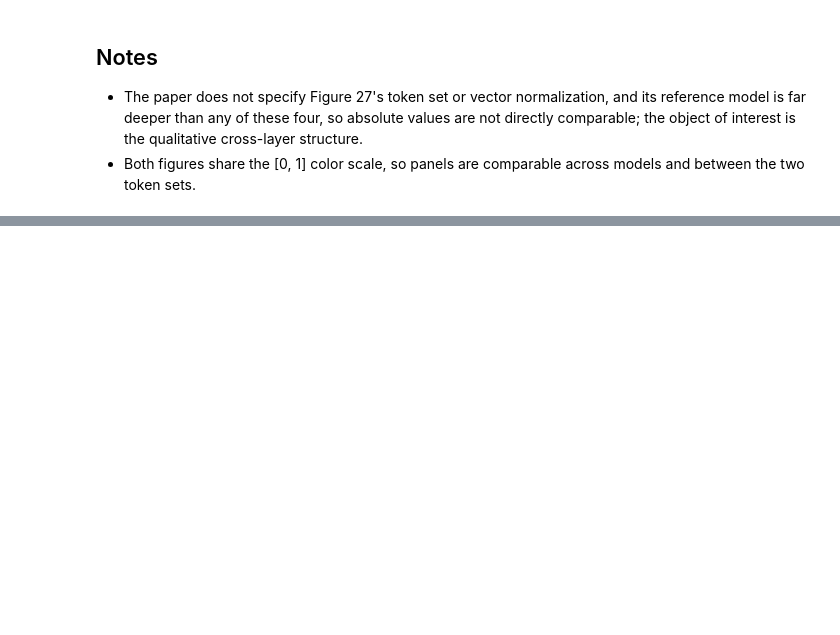
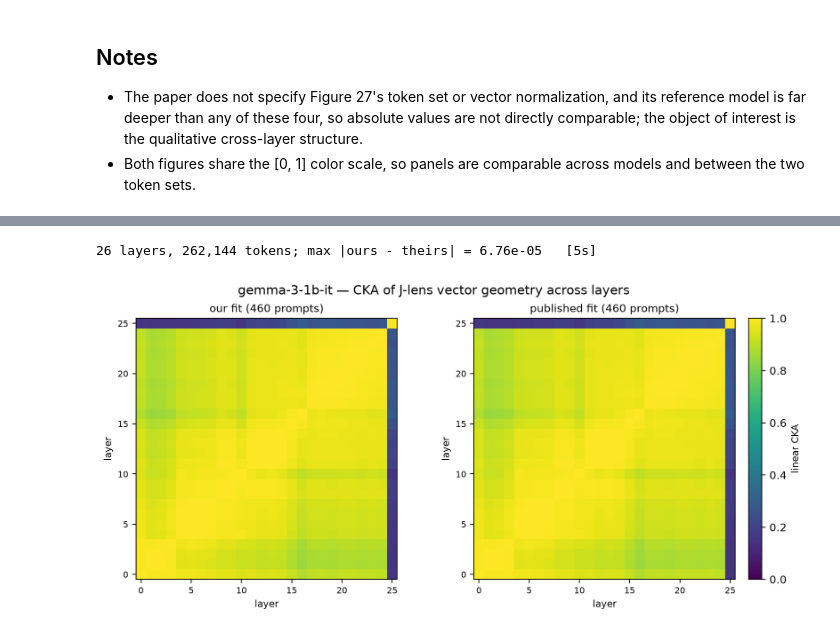
Before and after one commit to model-organisms-for-real/jacobian-lens, a Jupyter notebook: notebooks/layer_cka.ipynb, the cells around one changed output, grey strips where cells are left out. Saved outputs shown, nothing was run; the diff lists cells and outputs as text; code cells hidden in the pictures; blank space fills up the shorter version.

```diff
--- a/notebooks/layer_cka.ipynb
+++ b/notebooks/layer_cka.ipynb
@@ -233,0 +241,39 @@ plt.show()
+# %%
+OUTPUT_DIR = next(p for p in ("output", "../output") if os.path.isdir(p))
+# Byte-identical to google/gemma-3-1b-it (verified by checkpoint sha256).
+GEMMA_LOCAL = "/workspace/models/gemma3_1B/gemma3_1b_ancestor"
+
+t0 = time.time()
+W_U, n_layers = load_unembedding(GEMMA_LOCAL)
+gemma_ours = jlens.JacobianLens.load(f"{OUTPUT_DIR}/gemma3_1b_ancestor_jacobian_lens.pt")
+gemma_theirs = jlens.JacobianLens.from_pretrained(LENS_REPO, filename=MODELS[0][2])
+gemma_layers = list(gemma_ours.source_layers) + [n_layers - 1]
+
+cka_gemma_ours = cka_matrix(W_U, gemma_ours.jacobians, gemma_layers)
+cka_gemma_theirs = cka_matrix(W_U, gemma_theirs.jacobians, gemma_layers)
+vocab = W_U.shape[0]
+del W_U
+torch.cuda.empty_cache()
+
+print(f"{len(gemma_layers)} layers, {vocab:,} tokens; "
+      f"max |ours - theirs| = {(cka_gemma_ours - cka_gemma_theirs).abs().max():.2e}"
+      f"   [{time.time() - t0:.0f}s]")
+
+fig, axes = plt.subplots(1, 2, figsize=(9.6, 4.3), dpi=200, constrained_layout=True)
+for ax, matrix, title in zip(
+        axes, (cka_gemma_ours, cka_gemma_theirs),
+        (f"our fit ({gemma_ours.n_prompts} prompts)",
+         f"published fit ({gemma_theirs.n_prompts} prompts)")):
+    im = ax.imshow(matrix, origin="lower", vmin=0, vmax=1, cmap="viridis",
+                   interpolation="nearest")
+    ax.set_title(title, fontsize=10)
+    ax.set_xlabel("layer", fontsize=9)
+    ax.set_ylabel("layer", fontsize=9)
+    ax.tick_params(labelsize=8)
+fig.colorbar(im, ax=axes, fraction=0.03, pad=0.02).set_label("linear CKA", fontsize=9)
+fig.suptitle("gemma-3-1b-it — CKA of J-lens vector geometry across layers",
+             fontsize=12)
+plt.show()
+# %% [output]
+26 layers, 262,144 tokens; max |ours - theirs| = 6.76e-05   [5s]
+[figure, added]
```
Also changed, not shown: parts of 3 cells of this notebook, 1 other file.
